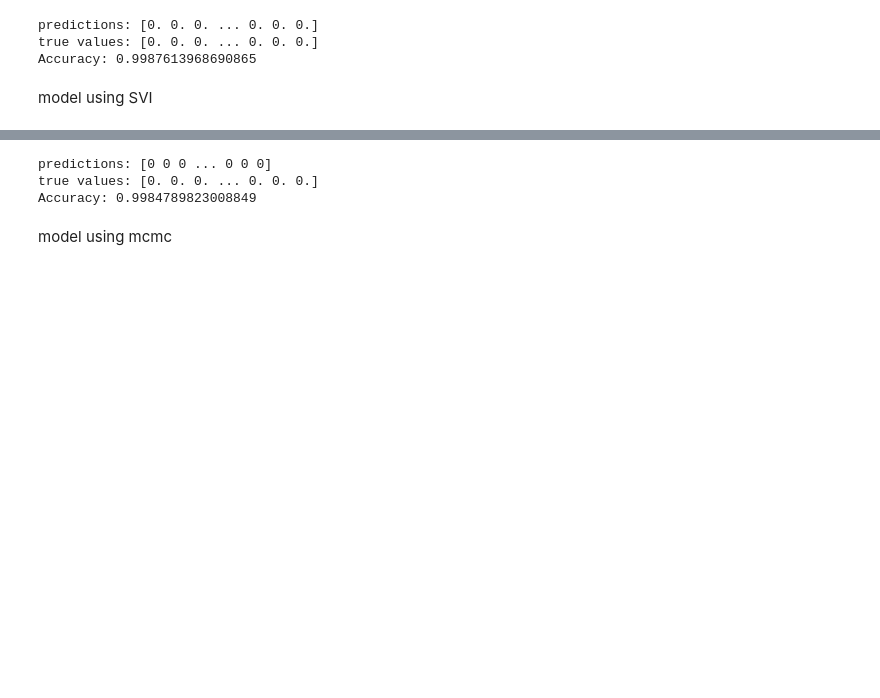
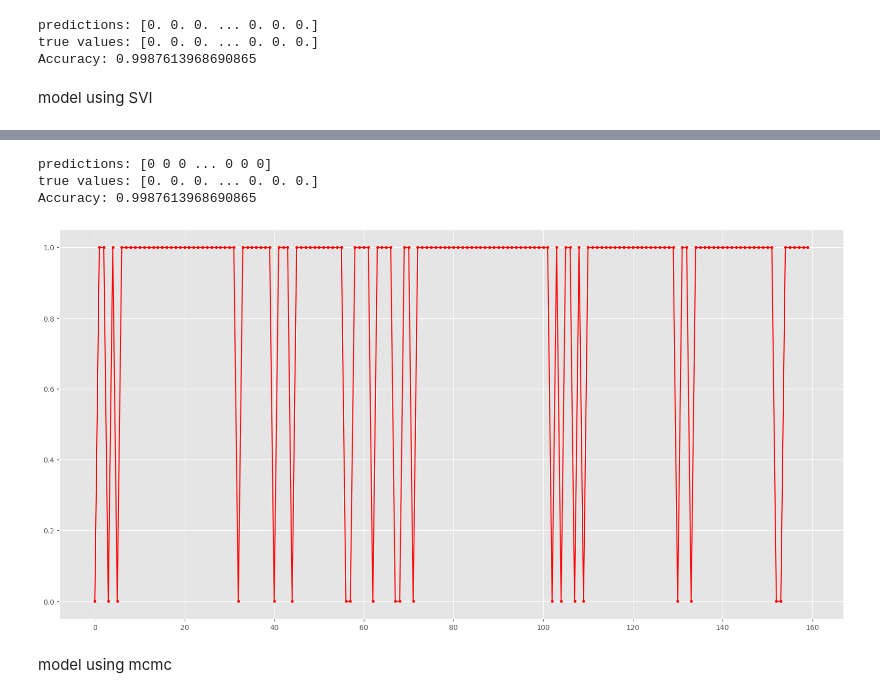
Before and after one commit to gpanagioto/-mbml-predictive-maintenance, a Jupyter notebook: notebooks/training_class.ipynb, the cells around one changed output, grey strips where cells are left out. Saved outputs shown, nothing was run; the diff lists cells and outputs as text; code cells hidden in the pictures; blank space fills up the shorter version.

Commit message:
add models

```diff
--- a/notebooks/training_class.ipynb
+++ b/notebooks/training_class.ipynb
@@ -52,0 +55,4 @@ y, X, X_train_torch, y_train_torch,X_test_torch, X_test, y_test, X_train, y_trai
+# %%
+
+
+y, X, X_train_torch, y_train_torch,X_test_torch, X_test, y_test, X_train, y_train, y_std, y_mean=preprocess(X0.copy(),0.1,classi=classification,splitting=False)
@@ -67,8 +75,8 @@ Accuracy: 0.9987613968690865
 # %% [markdown]
 model using SVI
 # %%
-from src.models.models import model_c
+from src.models.models import model_cat, model_bin_lr, model_cdf
 from src.models.train_model import train_c_svi
 n_cat = 2
-model,guide, alpha_hat, beta_hat=train_c_svi(model_c, X_train_torch, y_train_torch.squeeze(), n_cat)
+model,guide, alpha_hat, beta_hat=train_c_svi(model_cat, X_train_torch, y_train_torch.squeeze(), n_cat)
 # %% [output]
@@ -79,11 +100,17 @@ Error:
-# %%
-
-y_hat=test_model_c(alpha_hat, beta_hat,X_test_torch)
-test_c(y_hat,y_test)
-# %% [output]
-predictions: [0 0 0 ... 0 0 0]
-true values: [0. 0. 0. ... 0. 0. 0.]
-Accuracy: 0.9984789823008849
+# %%
+from src.models.test_model import plot_pred
+y_hat=test_model_c(alpha_hat, beta_hat,X_test_torch)
+test_c(y_hat,y_test)
+fig = plt.figure(figsize=(20, 10))
+
+plt.plot(y_hat[y_test>0], 'r.-', label='test')
+
+plt.show()
+# %% [output]
+predictions: [0 0 0 ... 0 0 0]
+true values: [0. 0. 0. ... 0. 0. 0.]
+Accuracy: 0.9987613968690865
+[figure, added]
 # %% [markdown]
 model using mcmc
 # %%
```
Also changed, not shown: parts of 6 cells of this notebook, 2 other files.
